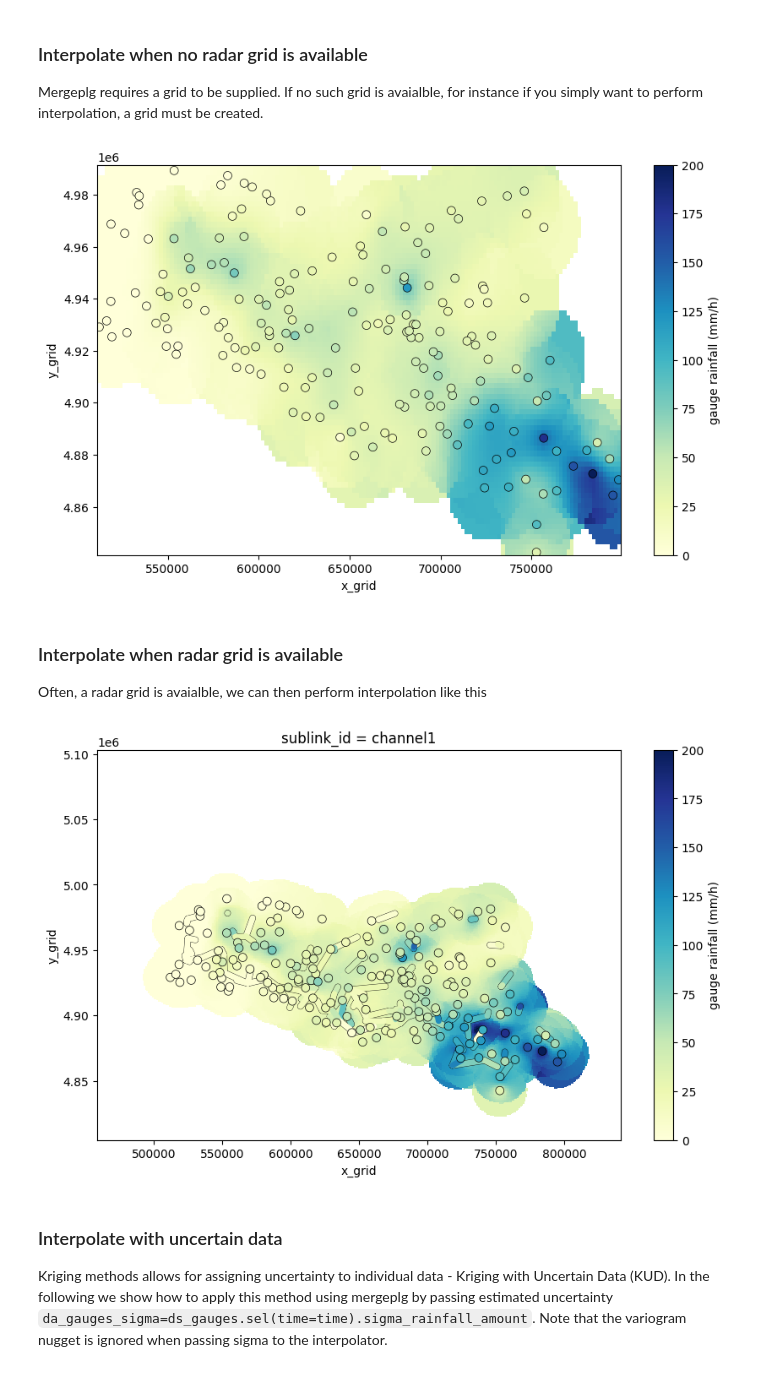
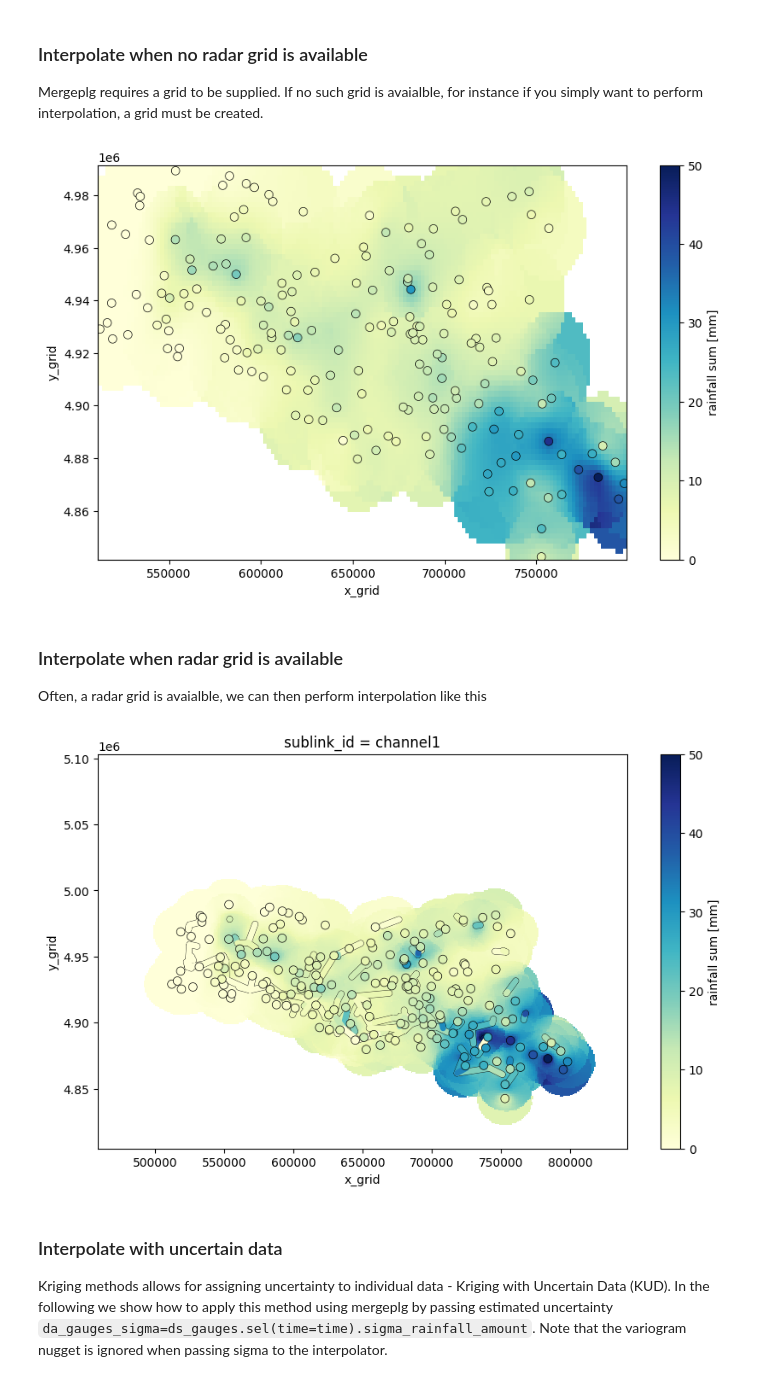
Before and after one commit to eoydvin/mergeplg, a Jupyter notebook: docs/notebooks/Overview.ipynb, the cells around one changed output. Saved outputs shown, nothing was run; the diff lists cells and outputs as text; code cells hidden in the pictures.

```diff
--- a/docs/notebooks/Overview.ipynb
+++ b/docs/notebooks/Overview.ipynb
@@ -62,6 +62,10 @@ ds_rad = ds_rad.set_coords(["lon", "lat"])
 ds_gauges["rainfall_amount"] = ds_gauges.rainfall_amount * 60 / 15
 ds_cmls["R"] = ds_cmls.R * 60 / 15
 ds_rad["rainfall_radar"] = ds_rad.rainfall_radar * 60 / 15
+
+# Factor to convert mm/h back to mm per 15 min time step, used when
+# plotting rainfall sums
+mmh_to_mm = 15 / 60
 # %% [markdown]
 ## Project data
 # %%
@@ -161,19 +165,19 @@ da_grid.data = xr.concat(rainfall, dim="time")
 # %%
 # Plot data using poligrain
 fig, ax = plt.subplots(figsize=(10, 6))
 plg.plot_map.plot_plg(
-    da_grid=da_grid.sum(dim="time", skipna=False),
-    da_gauges=ds_gauges.rainfall_amount.sum(dim="time"),
+    da_grid=da_grid.sum(dim="time", skipna=False) * mmh_to_mm,
+    da_gauges=ds_gauges.rainfall_amount.sum(dim="time") * mmh_to_mm,
     use_lon_lat=False,
     vmin=0,
-    vmax=200,
+    vmax=50,
     cmap="YlGnBu",
     marker_size=50,
     ax=ax,
-    colorbar_label="gauge rainfall (mm/h)",
+    colorbar_label="rainfall sum [mm]",
 );
 # %% [output]
-[figure, old version]
+[figure, new version]
 # %% [markdown]
 ### Interpolate when radar grid is available
 Often, a radar grid is avaialble, we can then perform interpolation like this
@@ -203,19 +207,19 @@ ds_rad["rainfall_interpolateIDW"] = xr.concat(rainfall, dim="time")
 # Plot data using poligrain
 fig, ax = plt.subplots(figsize=(10, 6))
 plg.plot_map.plot_plg(
-    da_grid=ds_rad.rainfall_interpolateIDW.sum(dim="time", skipna=False),
-    da_gauges=ds_gauges.rainfall_amount.sum(dim="time"),
-    da_cmls=ds_cmls.R.sum(dim="time"),
+    da_grid=ds_rad.rainfall_interpolateIDW.sum(dim="time", skipna=False) * mmh_to_mm,
+    da_gauges=ds_gauges.rainfall_amount.sum(dim="time") * mmh_to_mm,
+    da_cmls=ds_cmls.R.sum(dim="time") * mmh_to_mm,
     use_lon_lat=False,
     vmin=0,
-    vmax=200,
+    vmax=50,
     cmap="YlGnBu",
     marker_size=50,
     ax=ax,
-    colorbar_label="gauge rainfall (mm/h)",
+    colorbar_label="rainfall sum [mm]",
 );
 # %% [output]
-[figure, old version]
+[figure, new version]
 # %% [markdown]
 ### Interpolate with uncertain data
 Kriging methods allows for assigning uncertainty to individual data - Kriging with Uncertain Data (KUD). In the following we show how to apply this method using mergeplg by passing estimated uncertainty `da_gauges_sigma=ds_gauges.sel(time=time).sigma_rainfall_amount`. Note that the variogram nugget is ignored when passing sigma to the interpolator.
```
Also changed, not shown: parts of 14 cells of this notebook.
